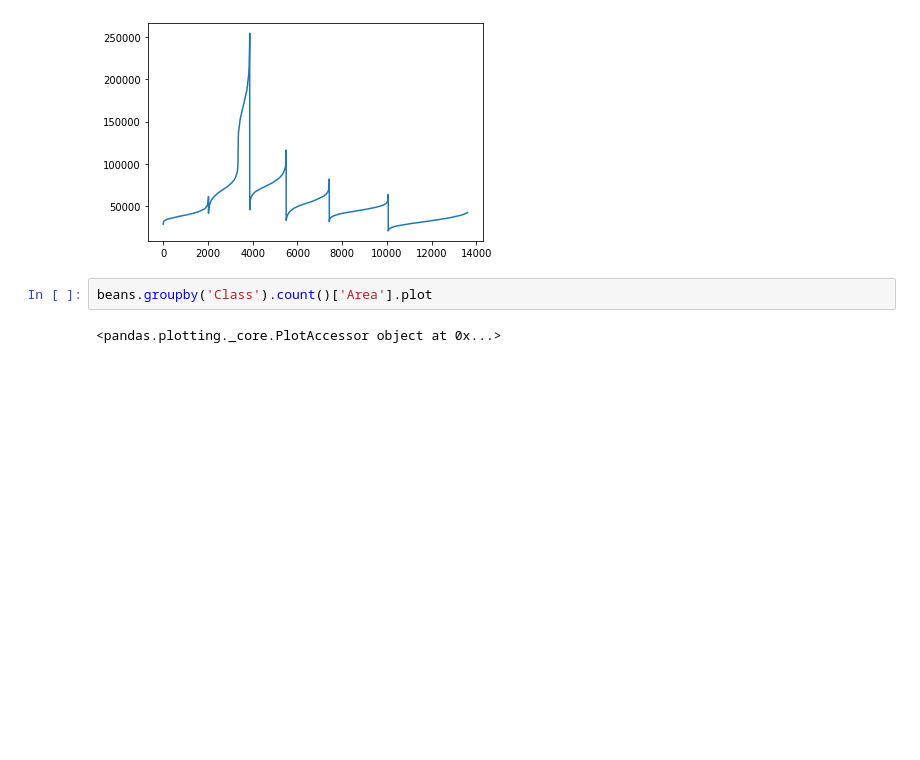
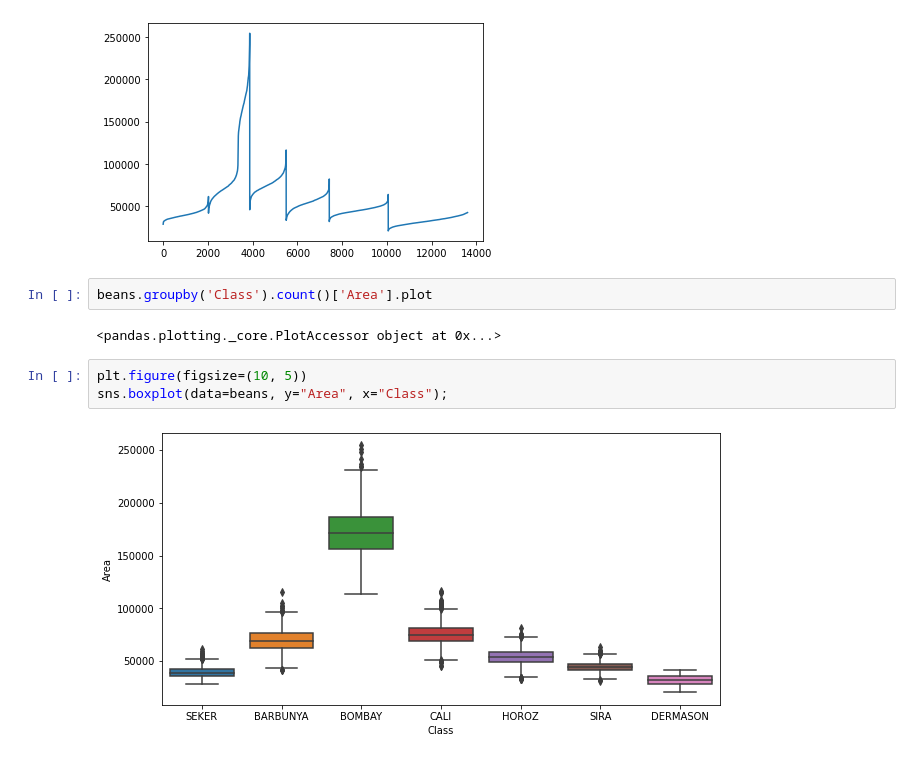
Before and after one commit to mervedin/coursera_projects, a Jupyter notebook: Dry_Beans_Set.ipynb, the cells around one changed output. Cells and saved outputs as stored; diff of their text form; blank space fills up the shorter version.

Commit message:
added a boxplot

```diff
--- a/Dry_Beans_Set.ipynb
+++ b/Dry_Beans_Set.ipynb
@@ -205,3 +205,8 @@ plt.plot(beans['Area'])
 beans.groupby('Class').count()['Area'].plot
 # %% [output]
 <pandas.plotting._core.PlotAccessor object at 0x...>
+# %%
+plt.figure(figsize=(10, 5))
+sns.boxplot(data=beans, y="Area", x="Class");
+# %% [output]
+[figure, added]
```
Also changed, not shown: parts of 5 cells of this notebook.
